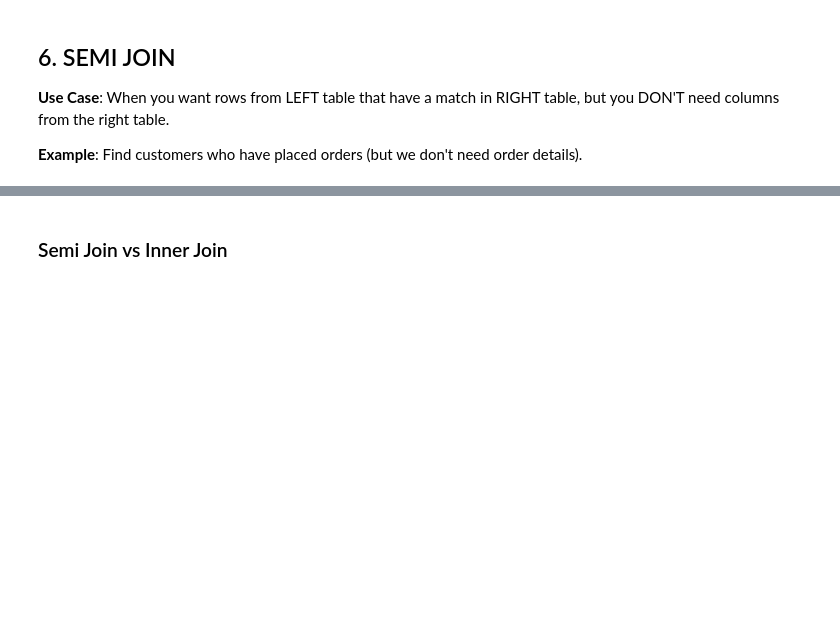
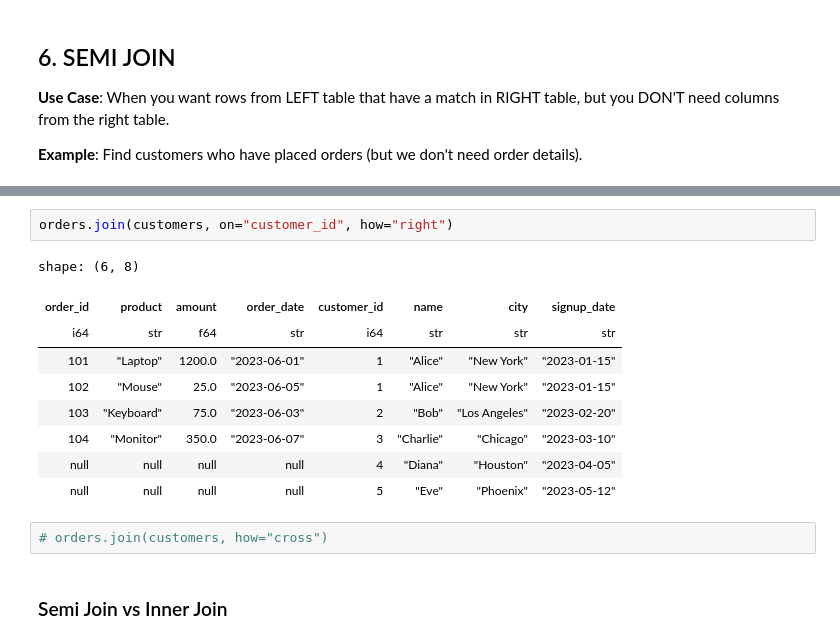
Before and after one commit to balaprasanna/learn-polars, a Jupyter notebook: 01_joins_comprehensive.ipynb, the cells around one changed output, grey strips where cells are left out. Drawn from its saved outputs; the diff is of its cells as text; blank space fills up the shorter version.

```diff
--- a/01_joins_comprehensive.ipynb
+++ b/01_joins_comprehensive.ipynb
@@ -188,3 +417,17 @@ print("Note: Each customer appears once (even if they have multiple orders)")
+# %%
+orders.join(customers, on="customer_id", how="right")
+# %% [output]
+shape: (6, 8)
+| order_id | product | amount | order_date | customer_id | name | city | signup_date |
+| i64 | str | f64 | str | i64 | str | str | str |
+| 101 | "Laptop" | 1200.0 | "2023-06-01" | 1 | "Alice" | "New York" | "2023-01-15" |
+| 102 | "Mouse" | 25.0 | "2023-06-05" | 1 | "Alice" | "New York" | "2023-01-15" |
+| 103 | "Keyboard" | 75.0 | "2023-06-03" | 2 | "Bob" | "Los Angeles" | "2023-02-20" |
+| 104 | "Monitor" | 350.0 | "2023-06-07" | 3 | "Charlie" | "Chicago" | "2023-03-10" |
+| null | null | null | null | 4 | "Diana" | "Houston" | "2023-04-05" |
+| null | null | null | null | 5 | "Eve" | "Phoenix" | "2023-05-12" |
+# %%
+# orders.join(customers, how="cross")
 # %% [markdown]
 ### Semi Join vs Inner Join
 # %%
```
Also changed, not shown: parts of 30 cells of this notebook, 1 other file.
